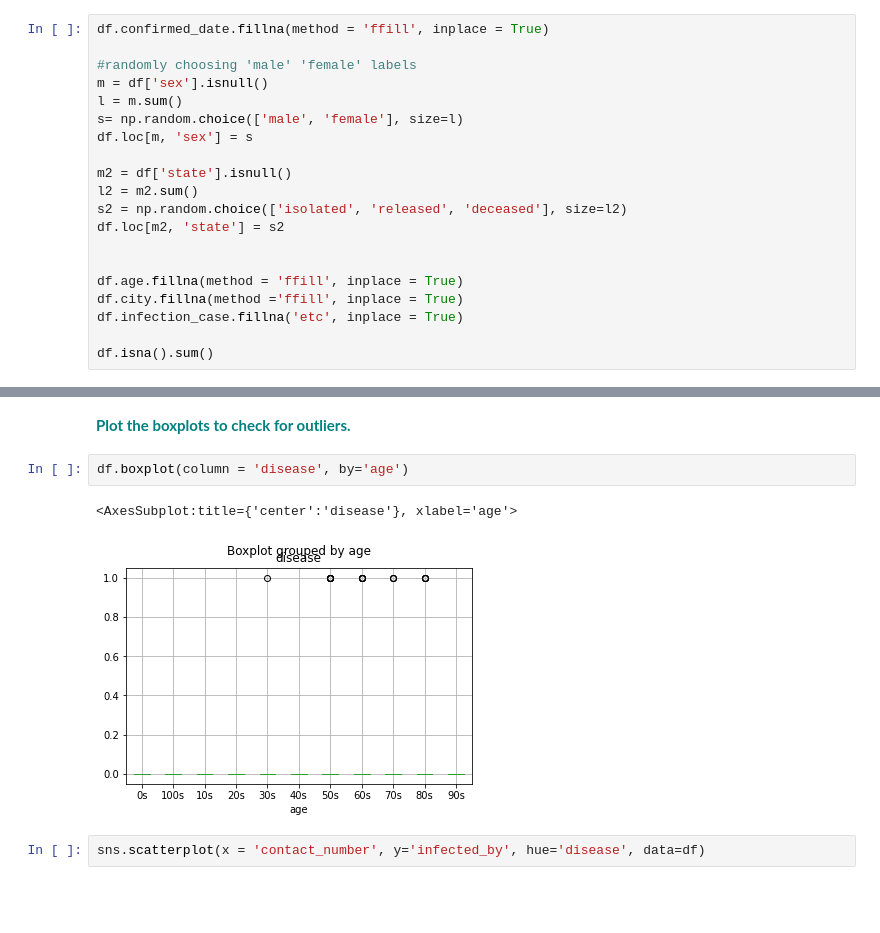
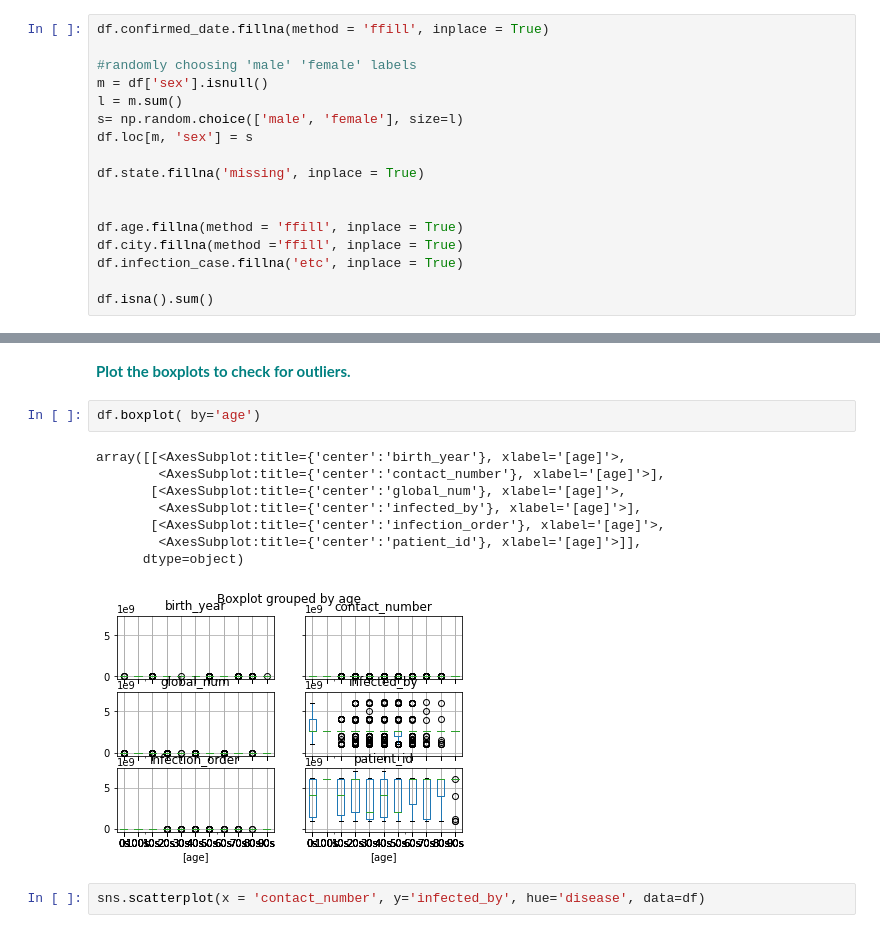
Before and after one commit to ElectricSheep007/UNH-Repo, a Jupyter notebook: RandomForest_Covid_Case_Study_06302020/RandomForest_casestudy_covid19_sf_10_29.ipynb, the cells around one changed output, grey strips where cells are left out. Drawn from its saved outputs; the diff is of its cells as text; blank space fills up the shorter version.

```diff
--- a/RandomForest_Covid_Case_Study_06302020/RandomForest_casestudy_covid19_sf_10_29.ipynb
+++ b/RandomForest_Covid_Case_Study_06302020/RandomForest_casestudy_covid19_sf_10_29.ipynb
@@ -266,10 +266,7 @@ l = m.sum()
 s= np.random.choice(['male', 'female'], size=l)
 df.loc[m, 'sex'] = s
 
-m2 = df['state'].isnull()
-l2 = m2.sum()
-s2 = np.random.choice(['isolated', 'released', 'deceased'], size=l2)
-df.loc[m2, 'state'] = s2
+df.state.fillna('missing', inplace = True)
 
 
 df.age.fillna(method = 'ffill', inplace = True)
@@ -451,10 +448,16 @@ sns.heatmap(data= corr, cmap = cmap)
 # %% [markdown]
 **<font color='teal'> Plot the boxplots to check for outliers. </font>**
 # %%
-df.boxplot(column = 'disease', by='age')
+df.boxplot( by='age')
 # %% [output]
-<AxesSubplot:title={'center':'disease'}, xlabel='age'>
+array([[<AxesSubplot:title={'center':'birth_year'}, xlabel='[age]'>,
+        <AxesSubplot:title={'center':'contact_number'}, xlabel='[age]'>],
+       [<AxesSubplot:title={'center':'global_num'}, xlabel='[age]'>,
+        <AxesSubplot:title={'center':'infected_by'}, xlabel='[age]'>],
+       [<AxesSubplot:title={'center':'infection_order'}, xlabel='[age]'>,
+        <AxesSubplot:title={'center':'patient_id'}, xlabel='[age]'>]],
+      dtype=object)
-[figure, old version]
+[figure, new version]
 # %%
 sns.scatterplot(x = 'contact_number', y='infected_by', hue='disease', data=df)
 # %% [output]
```
Also changed, not shown: parts of 8 cells of this notebook.
